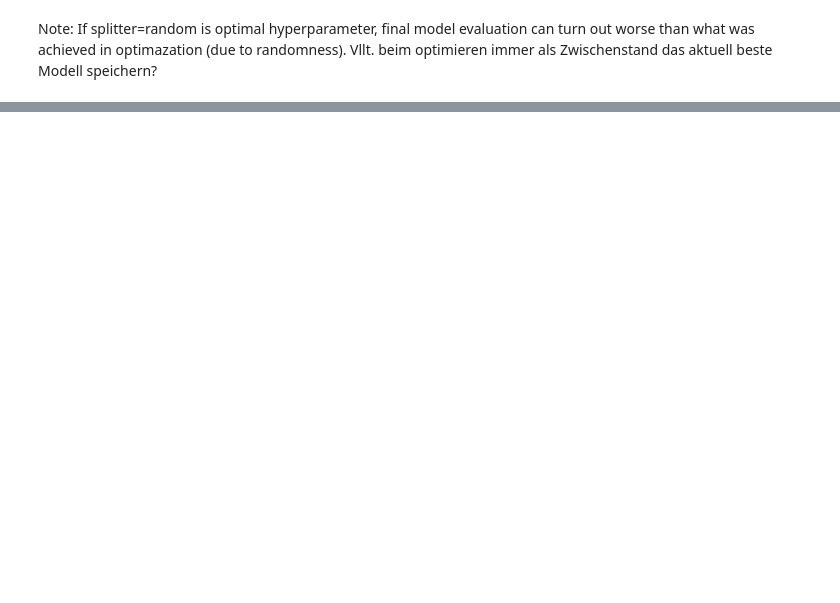
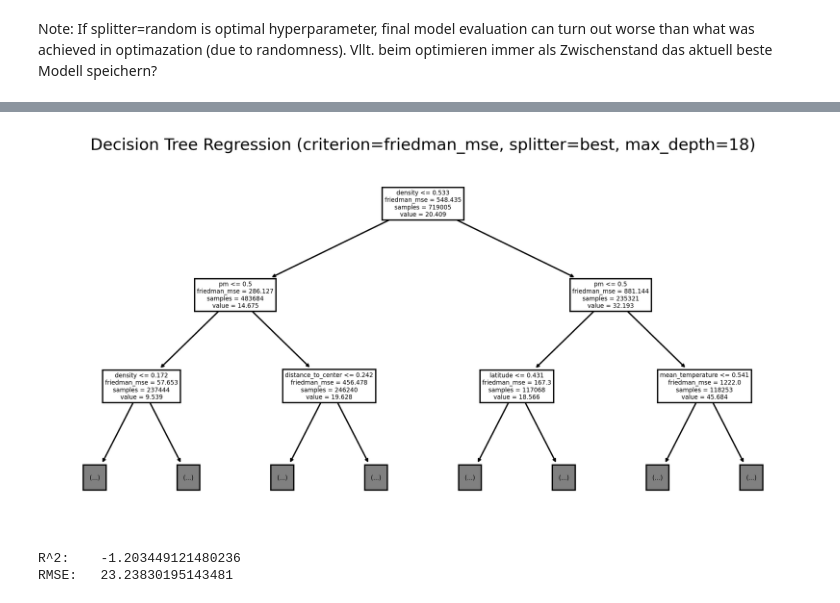
Before and after one commit to Mantoni9/data_mining_bixi_project, a Jupyter notebook: model_decision_tree.ipynb, the cells around one changed output, grey strips where cells are left out. Drawn from its saved outputs; the diff is of its cells as text; code cells hidden in the pictures; blank space fills up the shorter version.

```diff
--- a/model_decision_tree.ipynb
+++ b/model_decision_tree.ipynb
@@ -150,0 +160,32 @@ RMSE:   19.401274395987524
+# %%
+#plot decision tree
+plt.figure(figsize=[10,5], dpi=300)
+plot_tree(
+    dt_reg, max_depth=2,
+    feature_names=X_train.columns,
+
+)
+
+criterion=hyperparameters_df.loc[0, 'criterion']
+splitter=hyperparameters_df.loc[0, 'splitter']
+max_depth=hyperparameters_df.loc[0, 'max_depth']
+
+plt.title(f"Decision Tree Regression (criterion={criterion}, splitter={splitter}, max_depth={max_depth})")
+plt.show()
+# %% [output]
+[figure, added]
+# %%
+# predictions on corona year 2020
+
+# make predictions
+y_corona_pred = dt_reg.predict(X_corona)
+
+# evaluate predictions
+r_squared_c = r2_score(y_corona, y_corona_pred)
+rmse_c = mean_squared_error(y_corona, y_corona_pred) ** 0.5
+
+print(f'R^2:\t{r_squared_c}')
+print(f'RMSE:\t{rmse_c}')
+# %% [output]
+R^2:    -1.203449121480236
+RMSE:   23.23830195143481
```
Also changed, not shown: parts of 7 cells of this notebook, 3 other files.
